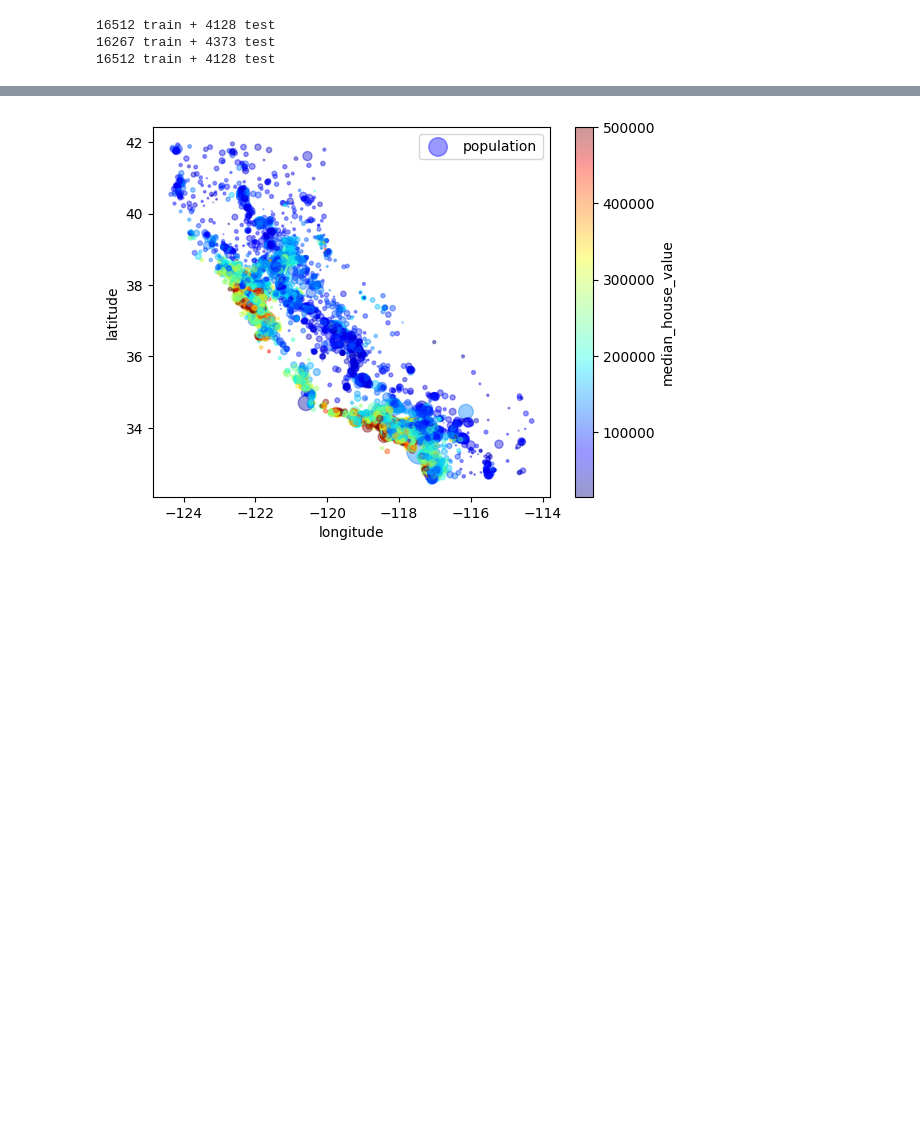
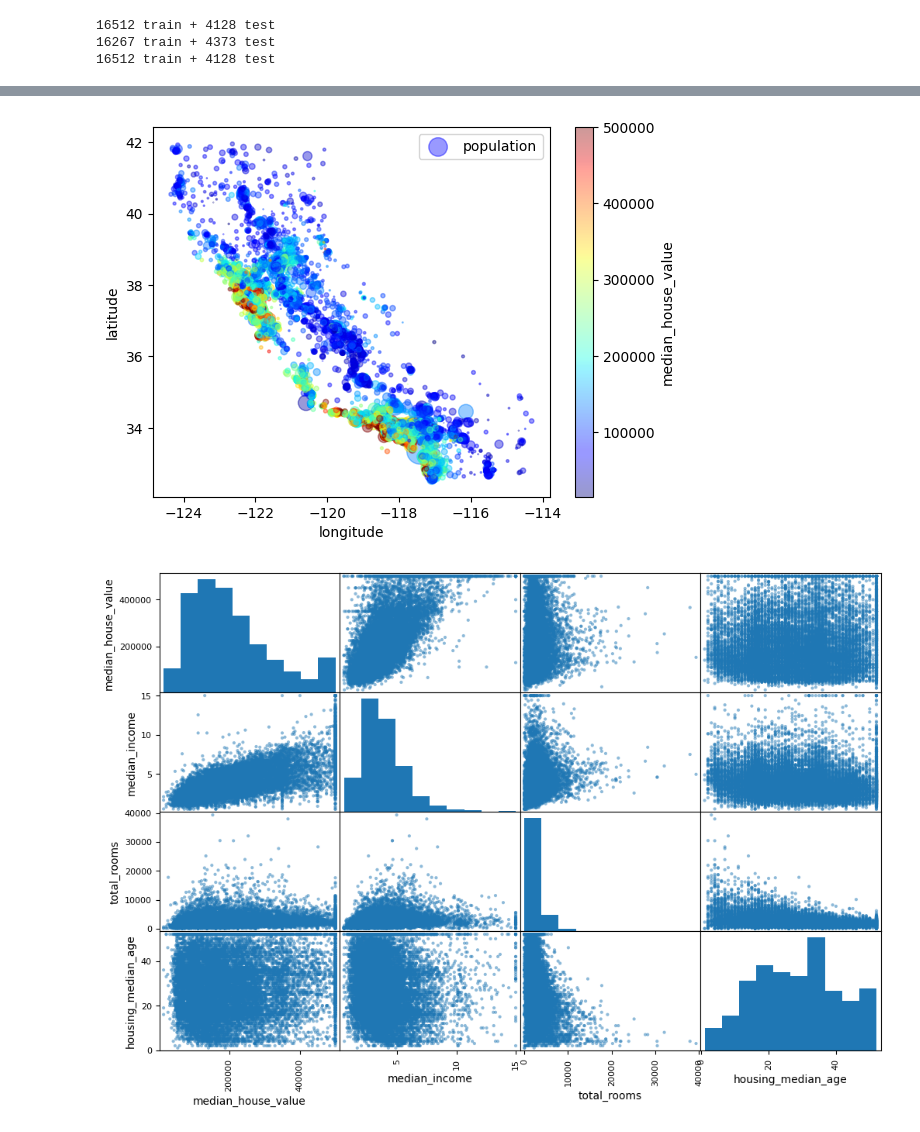
Before and after one commit to WenDEVLIFE/MLProject, a Jupyter notebook: src/retrieve.ipynb, the cells around one changed output, grey strips where cells are left out. Cells and saved outputs as stored; diff of their text form; code cells hidden in the pictures; blank space fills up the shorter version.

Commit message:
Added correlations

```diff
--- a/src/retrieve.ipynb
+++ b/src/retrieve.ipynb
@@ -6,6 +6,7 @@ import numpy as np
 import hashlib
 from sklearn.model_selection import train_test_split
 from sklearn.model_selection import StratifiedShuffleSplit
+from pandas.plotting import scatter_matrix
 
 # house path of the datasets
 HOUSING_PATH = "datasets/housing"
@@ -111,8 +112,13 @@ housing.plot(kind="scatter", x="longitude", y="latitude", alpha=0.4,
 )
 plt.legend()
 
+# added correlation matrix
 corr_matrix = housing.select_dtypes(include=[np.number]).corr()
 corr_matrix["median_house_value"].sort_values(ascending=False)
+
+attributes = ["median_house_value", "median_income", "total_rooms",
+ "housing_median_age"]
+scatter_matrix(housing[attributes], figsize=(12, 8))
 # %% [output]
 [figure]
 16512 train + 4128 test
@@ -138,3 +151,4 @@ Name: median_house_value, dtype: float64
 [figure]
 [figure]
 [figure]
+[figure, added]
```
Also changed, not shown: parts of 1 cell of this notebook.
